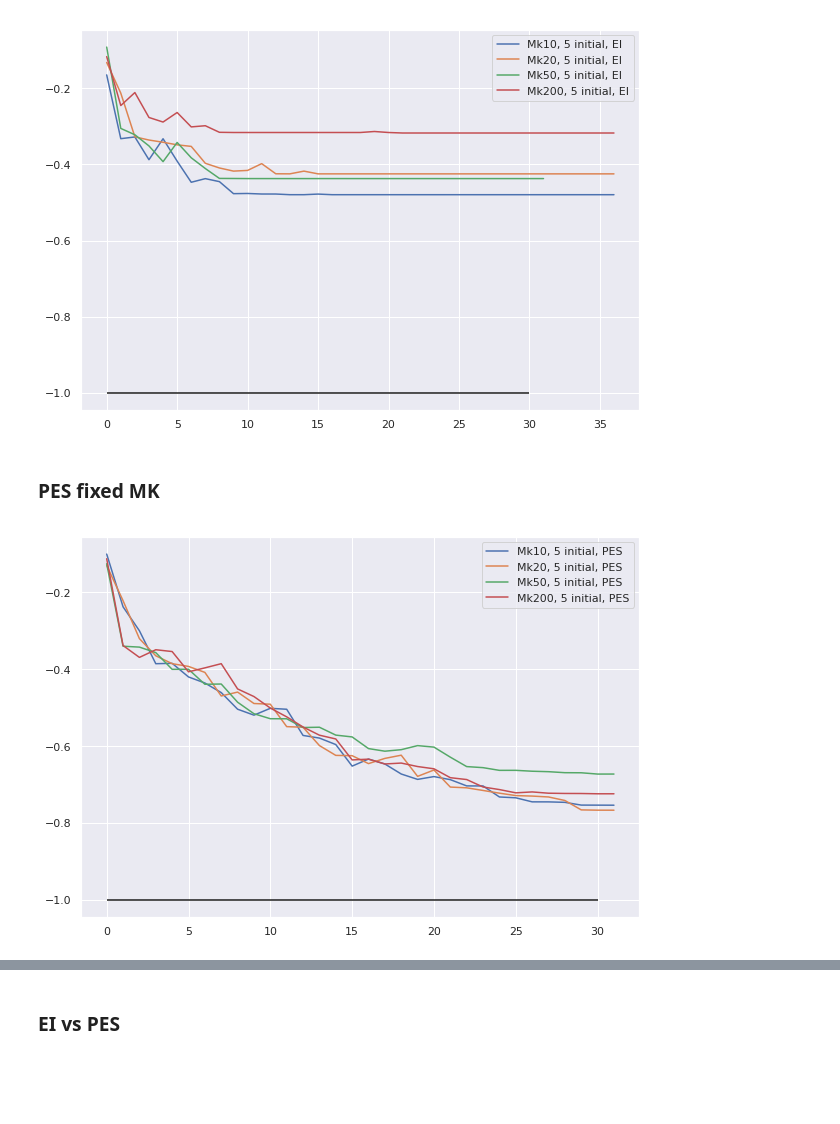
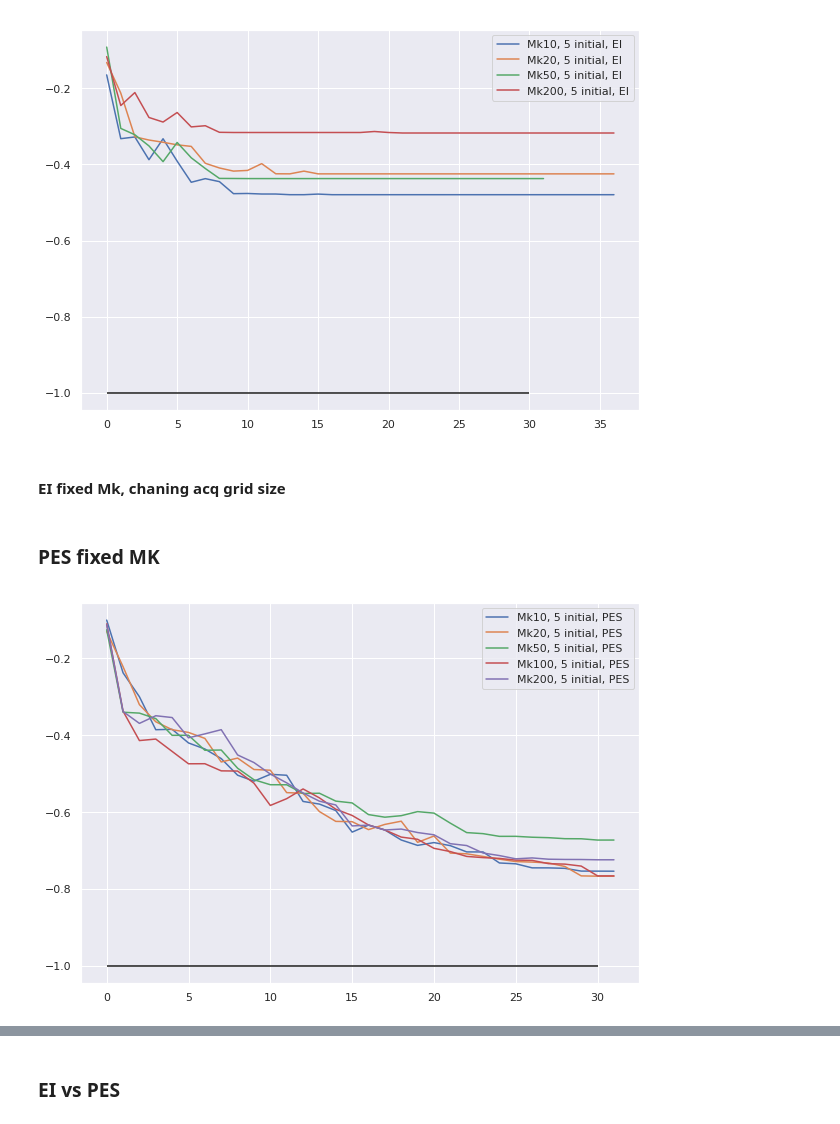
Before and after one commit to kkh8676/opt_functions, a Jupyter notebook: exp_result/drop_wave_fixedMk_decreasingMk.ipynb, the cells around one changed output, grey strips where cells are left out. Drawn from its saved outputs; the diff is of its cells as text; code cells hidden in the pictures; blank space fills up the shorter version.

```diff
--- a/exp_result/drop_wave_fixedMk_decreasingMk.ipynb
+++ b/exp_result/drop_wave_fixedMk_decreasingMk.ipynb
@@ -54,12 +62,18 @@ jobs_initial5_Mk10_Mj1_PES_exp = []
 jobs_initial5_Mk20_Mj1_PES_exp = []
 jobs_initial5_Mk30_Mj1_PES_exp = []
 jobs_initial5_Mk50_Mj1_PES_exp = []
+jobs_initial5_Mk50_Mj1_acqGrid_100_PES_exp = []
+jobs_initial5_Mk50_Mj1_acqGrid_1000_PES_exp = []
+jobs_initial5_Mk100_Mj1_PES_exp = []
 jobs_initial5_Mk200_Mj1_PES_exp = []
 
 recomm_initial5_Mk10_Mj1_PES_exp = []
 recomm_initial5_Mk20_Mj1_PES_exp = []
 recomm_initial5_Mk30_Mj1_PES_exp = []
 recomm_initial5_Mk50_Mj1_PES_exp = []
+recomm_initial5_Mk50_Mj1_acqGrid_100_PES_exp = []
+recomm_initial5_Mk50_Mj1_acqGrid_1000_PES_exp = []
+recomm_initial5_Mk100_Mj1_PES_exp = []
 recomm_initial5_Mk200_Mj1_PES_exp = []
 
 for i in range(25):
@@ -67,13 +81,19 @@ for i in range(25):
     if "%s_initial5_Mk20_Mj1-%d.jobs"%(exp_name,i) in collection_list: jobs_initial5_Mk20_Mj1_PES_exp.append(mongo_db["%s_initial5_Mk20_Mj1-%d.jobs"%(exp_name,i)])
     if "%s_initial5_Mk30_Mj1-%d.jobs"%(exp_name,i) in collection_list: jobs_initial5_Mk30_Mj1_PES_exp.append(mongo_db["%s_initial5_Mk30_Mj1-%d.jobs"%(exp_name,i)])
     if "%s_initial5_Mk50_Mj1-%d.jobs"%(exp_name,i) in collection_list: jobs_initial5_Mk50_Mj1_PES_exp.append(mongo_db["%s_initial5_Mk50_Mj1-%d.jobs"%(exp_name,i)])
+    if "%s_initial5_Mk50_Mj1_acqGrid_100-%d.jobs"%(exp_name,i) in collection_list: jobs_initial5_Mk50_Mj1_acqGrid_100_PES_exp.append(mongo_db["%s_initial5_Mk50_Mj1_acqGrid_100-%d.jobs"%(exp_name,i)])
+    if "%s_initial5_Mk50_Mj1_acqGrid_1000-%d.jobs"%(exp_name,i) in collection_list: jobs_initial5_Mk50_Mj1_acqGrid_1000_PES_exp.append(mongo_db["%s_initial5_Mk50_Mj1_acqGrid_1000-%d.jobs"%(exp_name,i)])
     if "%s_initial5_Mk200_Mj1-%d.jobs"%(exp_name,i) in collection_list: jobs_initial5_Mk200_Mj1_PES_exp.append(mongo_db["%s_initial5_Mk200_Mj1-%d.jobs"%(exp_name,i)])
+    if "%s_initial5_Mk100_Mj1-%d.jobs"%(exp_name,i) in collection_list: jobs_initial5_Mk100_Mj1_PES_exp.append(mongo_db["%s_initial5_Mk100_Mj1-%d.jobs"%(exp_name,i)])
 
     if "%s_initial5_Mk10_Mj1-%d.recommendations"%(exp_name,i) in collection_list: recomm_initial5_Mk10_Mj1_PES_exp.append(mongo_db["%s_initial5_Mk10_Mj1-%d.recommendations"%(exp_name,i)])
     if "%s_initial5_Mk20_Mj1-%d.recommendations"%(exp_name,i) in collection_list: recomm_initial5_Mk20_Mj1_PES_exp.append(mongo_db["%s_initial5_Mk20_Mj1-%d.recommendations"%(exp_name,i)])
     if "%s_initial5_Mk30_Mj1-%d.recommendations"%(exp_name,i) in collection_list: recomm_initial5_Mk30_Mj1_PES_exp.append(mongo_db["%s_initial5_Mk30_Mj1-%d.recommendations"%(exp_name,i)])
     if "%s_initial5_Mk50_Mj1-%d.recommendations"%(exp_name,i) in collection_list: recomm_initial5_Mk50_Mj1_PES_exp.append(mongo_db["%s_initial5_Mk50_Mj1-%d.recommendations"%(exp_name,i)])
+    if "%s_initial5_Mk50_Mj1_acqGrid_100-%d.recommendations"%(exp_name,i) in collection_list: recomm_initial5_Mk50_Mj1_acqGrid_100_PES_exp.append(mongo_db["%s_initial5_Mk50_Mj1_acqGrid_100-%d.recommendations"%(exp_name,i)])
+    if "%s_initial5_Mk50_Mj1_acqGrid_1000-%d.recommendations"%(exp_name,i) in collection_list: recomm_initial5_Mk50_Mj1_acqGrid_1000_PES_exp.append(mongo_db["%s_initial5_Mk50_Mj1_acqGrid_1000-%d.recommendations"%(exp_name,i)])
     if "%s_initial5_Mk200_Mj1-%d.recommendations"%(exp_name,i) in collection_list: recomm_initial5_Mk200_Mj1_PES_exp.append(mongo_db["%s_initial5_Mk200_Mj1-%d.recommendations"%(exp_name,i)])
+    if "%s_initial5_Mk100_Mj1-%d.recommendations"%(exp_name,i) in collection_list: recomm_initial5_Mk100_Mj1_PES_exp.append(mongo_db["%s_initial5_Mk100_Mj1-%d.recommendations"%(exp_name,i)])
 # %%
 jobs_initial5_Mk50_Mj1_EI_deac_exp = []
 jobs_initial5_Mk100_Mj1_EI_deac_exp = []
@@ -111,7 +133,10 @@ locs_initial5_Mk10_Mj1_PES_exp = functions.get_recomm_loc(recomm_initial5_Mk10_M
 locs_initial5_Mk20_Mj1_PES_exp = functions.get_recomm_loc(recomm_initial5_Mk20_Mj1_PES_exp)
 locs_initial5_Mk30_Mj1_PES_exp = functions.get_recomm_loc(recomm_initial5_Mk30_Mj1_PES_exp)
 locs_initial5_Mk50_Mj1_PES_exp = functions.get_recomm_loc(recomm_initial5_Mk50_Mj1_PES_exp)
+locs_initial5_Mk50_Mj1_acqGrid_100_PES_exp = functions.get_recomm_loc(recomm_initial5_Mk50_Mj1_acqGrid_100_PES_exp)
+locs_initial5_Mk50_Mj1_acqGrid_1000_PES_exp = functions.get_recomm_loc(recomm_initial5_Mk50_Mj1_acqGrid_1000_PES_exp)
 locs_initial5_Mk200_Mj1_PES_exp = functions.get_recomm_loc(recomm_initial5_Mk200_Mj1_PES_exp)
+locs_initial5_Mk100_Mj1_PES_exp = functions.get_recomm_loc(recomm_initial5_Mk100_Mj1_PES_exp)
 # %% [markdown]
 ### Getting immediate Regret IR measure
 # %%
@@ -206,7 +233,10 @@ sugg_obj_initial5_Mk10_Mj1_PES_exp = get_sugg_obj_exp(locs_initial5_Mk10_Mj1_PES
 sugg_obj_initial5_Mk20_Mj1_PES_exp = get_sugg_obj_exp(locs_initial5_Mk20_Mj1_PES_exp)
 sugg_obj_initial5_Mk30_Mj1_PES_exp = get_sugg_obj_exp(locs_initial5_Mk30_Mj1_PES_exp)
 sugg_obj_initial5_Mk50_Mj1_PES_exp = get_sugg_obj_exp(locs_initial5_Mk50_Mj1_PES_exp)
+sugg_obj_initial5_Mk50_Mj1_acqGrid_100_PES_exp = get_sugg_obj_exp(locs_initial5_Mk50_Mj1_acqGrid_100_PES_exp)
+sugg_obj_initial5_Mk50_Mj1_acqGrid_1000_PES_exp = get_sugg_obj_exp(locs_initial5_Mk50_Mj1_acqGrid_1000_PES_exp)
 sugg_obj_initial5_Mk200_Mj1_PES_exp = get_sugg_obj_exp(locs_initial5_Mk200_Mj1_PES_exp)
+sugg_obj_initial5_Mk100_Mj1_PES_exp = get_sugg_obj_exp(locs_initial5_Mk100_Mj1_PES_exp)
 # %% [markdown]
 ### Averaging values of each experiments
 # %%
@@ -224,7 +256,10 @@ avg_sugg_obj_initial5_Mk10_Mj1_PES = np.average(sugg_obj_initial5_Mk10_Mj1_PES_e
 avg_sugg_obj_initial5_Mk20_Mj1_PES = np.average(sugg_obj_initial5_Mk20_Mj1_PES_exp, axis=0)
 avg_sugg_obj_initial5_Mk30_Mj1_PES = np.average(sugg_obj_initial5_Mk30_Mj1_PES_exp, axis=0)
 avg_sugg_obj_initial5_Mk50_Mj1_PES = np.average(sugg_obj_initial5_Mk50_Mj1_PES_exp, axis=0)
+avg_sugg_obj_initial5_Mk50_Mj1_acqGrid_100_PES = np.average(sugg_obj_initial5_Mk50_Mj1_acqGrid_100_PES_exp, axis=0)
+avg_sugg_obj_initial5_Mk50_Mj1_acqGrid_1000_PES = np.average(sugg_obj_initial5_Mk50_Mj1_acqGrid_1000_PES_exp, axis=0)
 avg_sugg_obj_initial5_Mk200_Mj1_PES = np.average(sugg_obj_initial5_Mk200_Mj1_PES_exp, axis=0)
+avg_sugg_obj_initial5_Mk100_Mj1_PES = np.average(sugg_obj_initial5_Mk100_Mj1_PES_exp, axis=0)
 # %%
 sugg_obj_initial5_Mk10_Mj1_EI_std_err = np.std(sugg_obj_initial5_Mk10_Mj1_EI_exp, axis=0)
 sugg_obj_initial5_Mk20_Mj1_EI_std_err = np.std(sugg_obj_initial5_Mk20_Mj1_EI_exp, axis=0)
@@ -326,18 +377,21 @@ plt.legend()
 plt.show()
 # %% [output]
 [figure]
+# %% [markdown]
+#### EI fixed Mk, chaning acq grid size
 # %% [markdown]
 ### PES fixed MK
 # %%
 plt.figure(figsize=(10,7))
 plt.plot(avg_sugg_obj_initial5_Mk10_Mj1_PES[3:], label="Mk10, 5 initial, PES")
 plt.plot(avg_sugg_obj_initial5_Mk20_Mj1_PES[3:], label="Mk20, 5 initial, PES")
 plt.plot(avg_sugg_obj_initial5_Mk50_Mj1_PES[3:], label="Mk50, 5 initial, PES")
+plt.plot(avg_sugg_obj_initial5_Mk100_Mj1_PES[3:], label="Mk100, 5 initial, PES")
 plt.plot(avg_sugg_obj_initial5_Mk200_Mj1_PES[3:], label="Mk200, 5 initial, PES")
 
 
 plt.hlines(opt_val, xmin=0, xmax=30, colors='k')
 plt.legend()
 plt.show()
 # %% [output]
-[figure, old version]
+[figure, new version]
```
Also changed, not shown: parts of 14 cells of this notebook, 1 other file.
